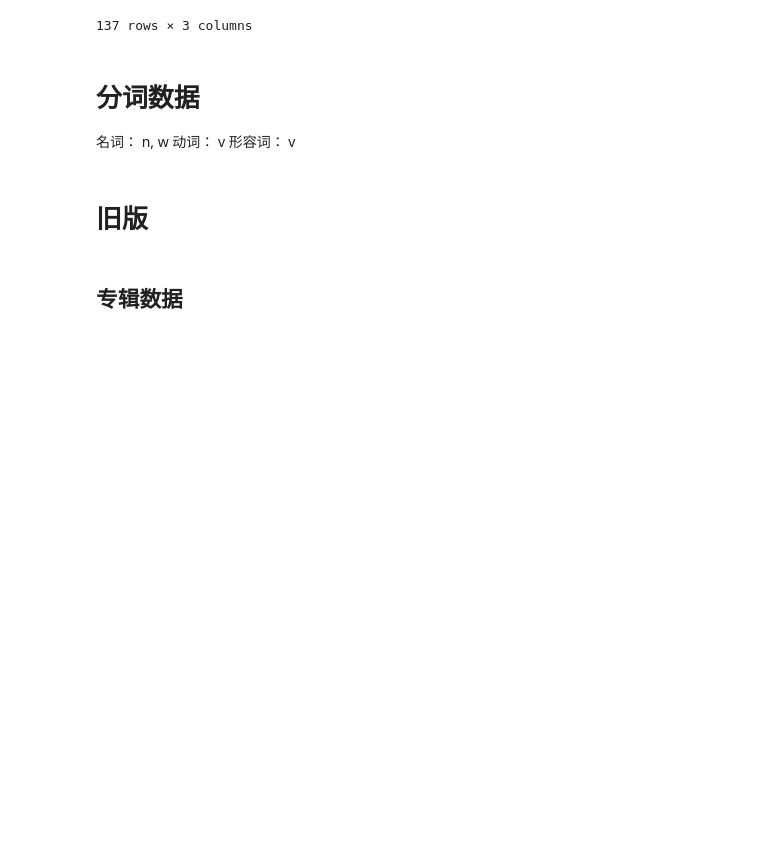
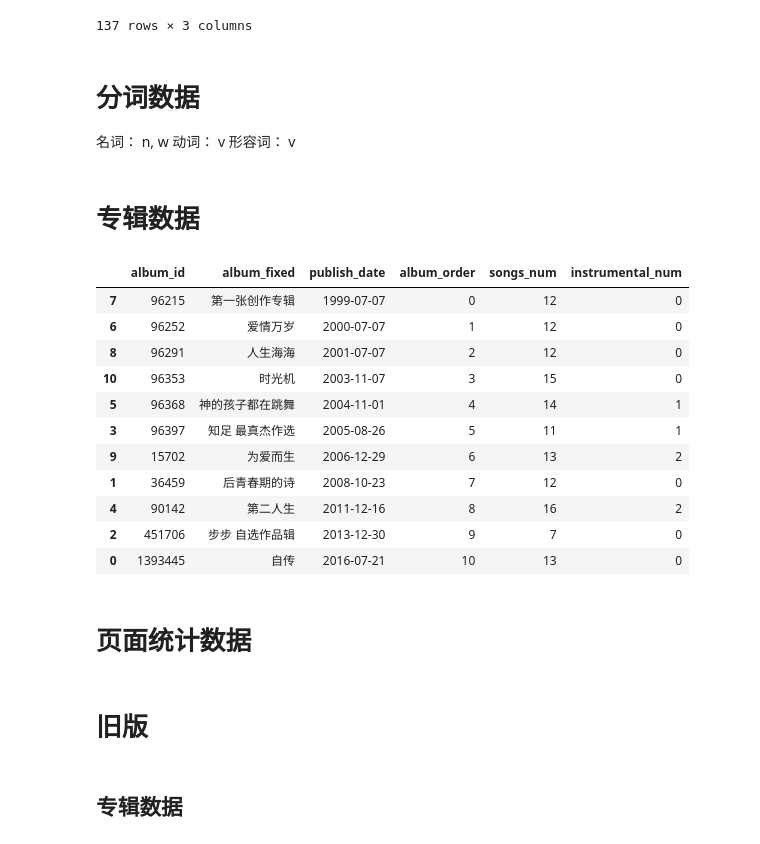
Before and after one commit to Kofi-W/net_charts, a Jupyter notebook: songs/web_data.ipynb, the cells around one changed output. Drawn from its saved outputs; the diff is of its cells as text; code cells hidden in the pictures; blank space fills up the shorter version.

```diff
--- a/songs/web_data.ipynb
+++ b/songs/web_data.ipynb
@@ -131,3 +150,40 @@ for pos in pos_list:
 
 with open(file_path_prefix + 'cloud_words_data.json', 'w', encoding='utf-8') as f:
     json.dump(words_dict, f, ensure_ascii=False, indent=4)
+# %% [markdown]
+# 专辑数据
+# %%
+def get_album_stats(df_songs):
+    # 1. 预处理：提取专辑基础信息并去重
+    df_album = df_songs[['album_id', 'album_fixed', 'publish_date', 'album_order']].drop_duplicates()
+    df_album['publish_date'] = df_album['publish_date'].astype(str)
+
+    # 2. 聚合计算：一次性统计总数和纯音乐数
+    # 使用 assign 创建一个临时列用于判断是否为纯音乐
+    stats = df_songs.assign(
+        is_instrumental = lambda x: (x['has_lyric'] == 0).astype(int)
+    ).groupby('album_fixed').agg(
+        songs_num=('album_fixed', 'count'),
+        instrumental_num=('is_instrumental', 'sum')
+    ).reset_index()
+
+    # 3. 合并结果
+    res =  df_album.merge(stats, on='album_fixed', how='left').fillna(0)
+    return res.sort_values(by='album_order')
+
+# 调用方法
+df_album = get_album_stats(df_songs)
+df_album
+# %% [output]
+|  | album_id | album_fixed | publish_date | album_order | songs_num | instrumental_num |
+| 7 | 96215 | 第一张创作专辑 | 1999-07-07 | 0 | 12 | 0 |
+| 6 | 96252 | 爱情万岁 | 2000-07-07 | 1 | 12 | 0 |
+| 8 | 96291 | 人生海海 | 2001-07-07 | 2 | 12 | 0 |
+| 10 | 96353 | 时光机 | 2003-11-07 | 3 | 15 | 0 |
+| 5 | 96368 | 神的孩子都在跳舞 | 2004-11-01 | 4 | 14 | 1 |
+| 3 | 96397 | 知足 最真杰作选 | 2005-08-26 | 5 | 11 | 1 |
+| 9 | 15702 | 为爱而生 | 2006-12-29 | 6 | 13 | 2 |
+| 1 | 36459 | 后青春期的诗 | 2008-10-23 | 7 | 12 | 0 |
+| 4 | 90142 | 第二人生 | 2011-12-16 | 8 | 16 | 2 |
+| 2 | 451706 | 步步 自选作品辑 | 2013-12-30 | 9 | 7 | 0 |
+| 0 | 1393445 | 自传 | 2016-07-21 | 10 | 13 | 0 |
@@ -133,0 +194,2 @@ with open(file_path_prefix + 'cloud_words_data.json', 'w', encoding='utf-8') as
+# %% [markdown]
+# 页面统计数据
```
Also changed, not shown: parts of 6 cells of this notebook, 2 other files.
